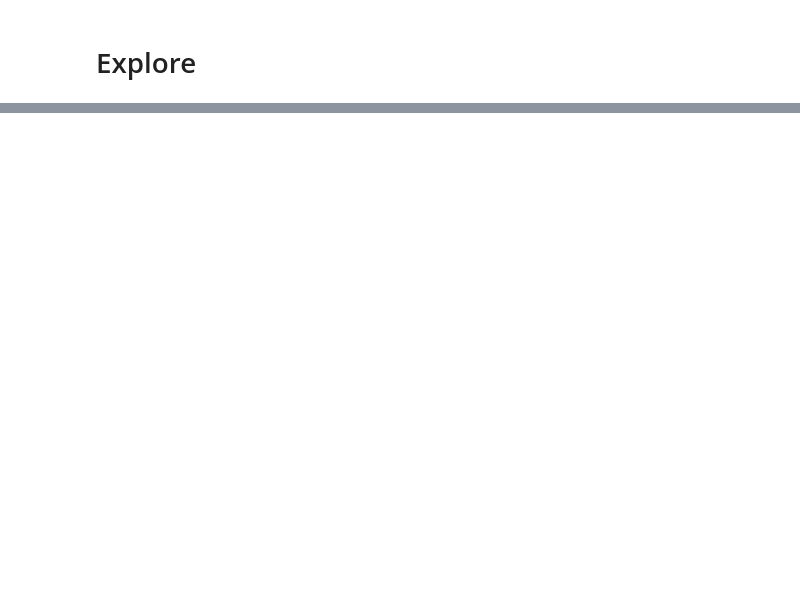
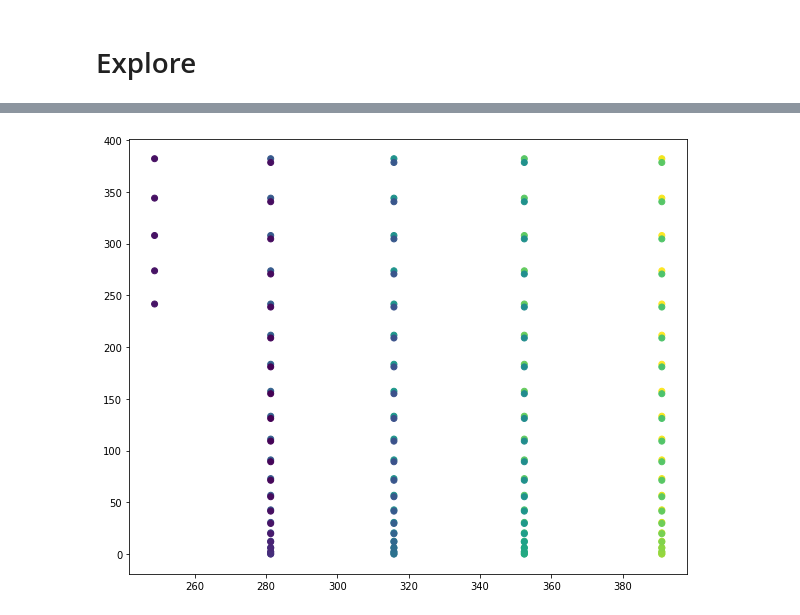
Before and after one commit to wassname/mapping_mnist, a Jupyter notebook: mapping_mnist.ipynb, the cells around one changed output, grey strips where cells are left out. Cells and saved outputs as stored; diff of their text form; code cells hidden in the pictures; blank space fills up the shorter version.

```diff
--- a/mapping_mnist.ipynb
+++ b/mapping_mnist.ipynb
@@ -188,0 +229,7 @@ KeyboardInterrupt:
+# %%
+plt.figure(figsize=(10,8))
+# x,y,z,zv,dz,dzv, n = np.array(points).T
+plt.scatter(x,y,c=dz[:,0])
+plt.show()
+# %% [output]
+[figure, added]
```
Also changed, not shown: parts of 32 cells of this notebook, 5 other files.
